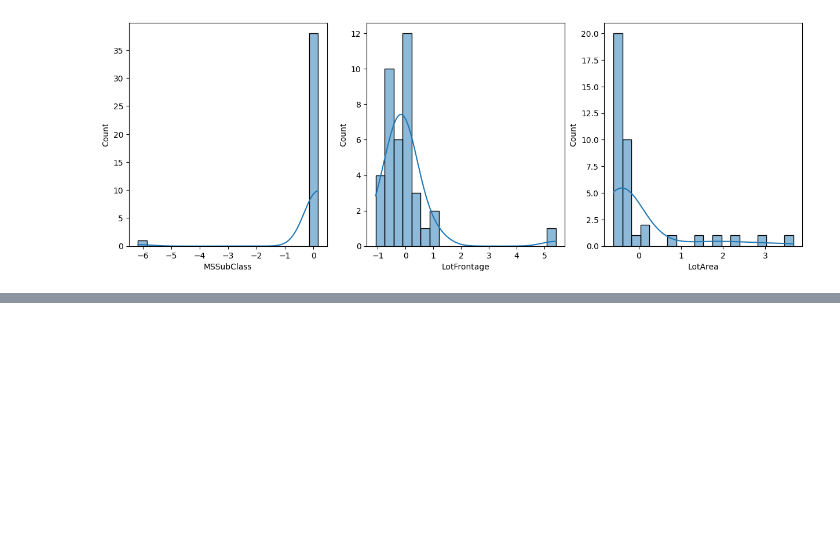
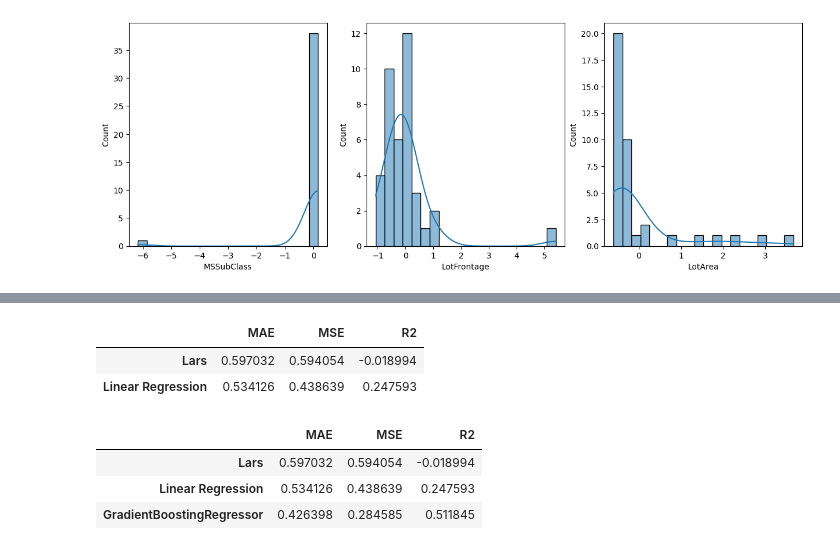
Before and after one commit to rezzz59/STUPEN, a Jupyter notebook: data_cleansing.ipynb, the cells around one changed output, grey strips where cells are left out. Saved outputs shown, nothing was run; the diff lists cells and outputs as text; code cells hidden in the pictures; blank space fills up the shorter version.

```diff
--- a/data_cleansing.ipynb
+++ b/data_cleansing.ipynb
@@ -435,0 +428,5 @@ Name: SalePrice, Length: 77, dtype: float64
+# %%
+from sklearn.model_selection import train_test_split
+
+#membagi dataset menjadi training dan testing
+x_train, x_test, y_train, y_test = train_test_split(x, y, test_size=0.2, random_state=1)
@@ -435,0 +478,29 @@ Name: SalePrice, Length: 77, dtype: float64
+# %%
+# Evaluasi pada model Linear Regression
+pred_LR = LR.predict(x_test)
+mae_LR = mean_absolute_error(y_test, pred_LR)
+mse_LR = mean_squared_error(y_test, pred_LR)
+r2_LR = r2_score(y_test, pred_LR)
+
+# Menambahkan hasil evaluasi LR ke DataFrame
+df_results.loc['Linear Regression'] = [mae_LR, mse_LR, r2_LR]
+df_results
+# %% [output]
+|  | MAE | MSE | R2 |
+| Lars | 0.597032 | 0.594054 | -0.018994 |
+| Linear Regression | 0.534126 | 0.438639 | 0.247593 |
+# %%
+# Evaluasi pada model Gradient Boosting Regressor
+pred_GBR = GBR.predict(x_test)
+mae_GBR = mean_absolute_error(y_test, pred_GBR)
+mse_GBR = mean_squared_error(y_test, pred_GBR)
+r2_GBR = r2_score(y_test, pred_GBR)
+
+# Menambahkan hasil evaluasi GBR ke DataFrame
+df_results.loc['GradientBoostingRegressor'] = [mae_GBR, mse_GBR, r2_GBR]
+df_results
+# %% [output]
+|  | MAE | MSE | R2 |
+| Lars | 0.597032 | 0.594054 | -0.018994 |
+| Linear Regression | 0.534126 | 0.438639 | 0.247593 |
+| GradientBoostingRegressor | 0.426398 | 0.284585 | 0.511845 |
```
Also changed, not shown: parts of 9 cells of this notebook, 1 other file.
